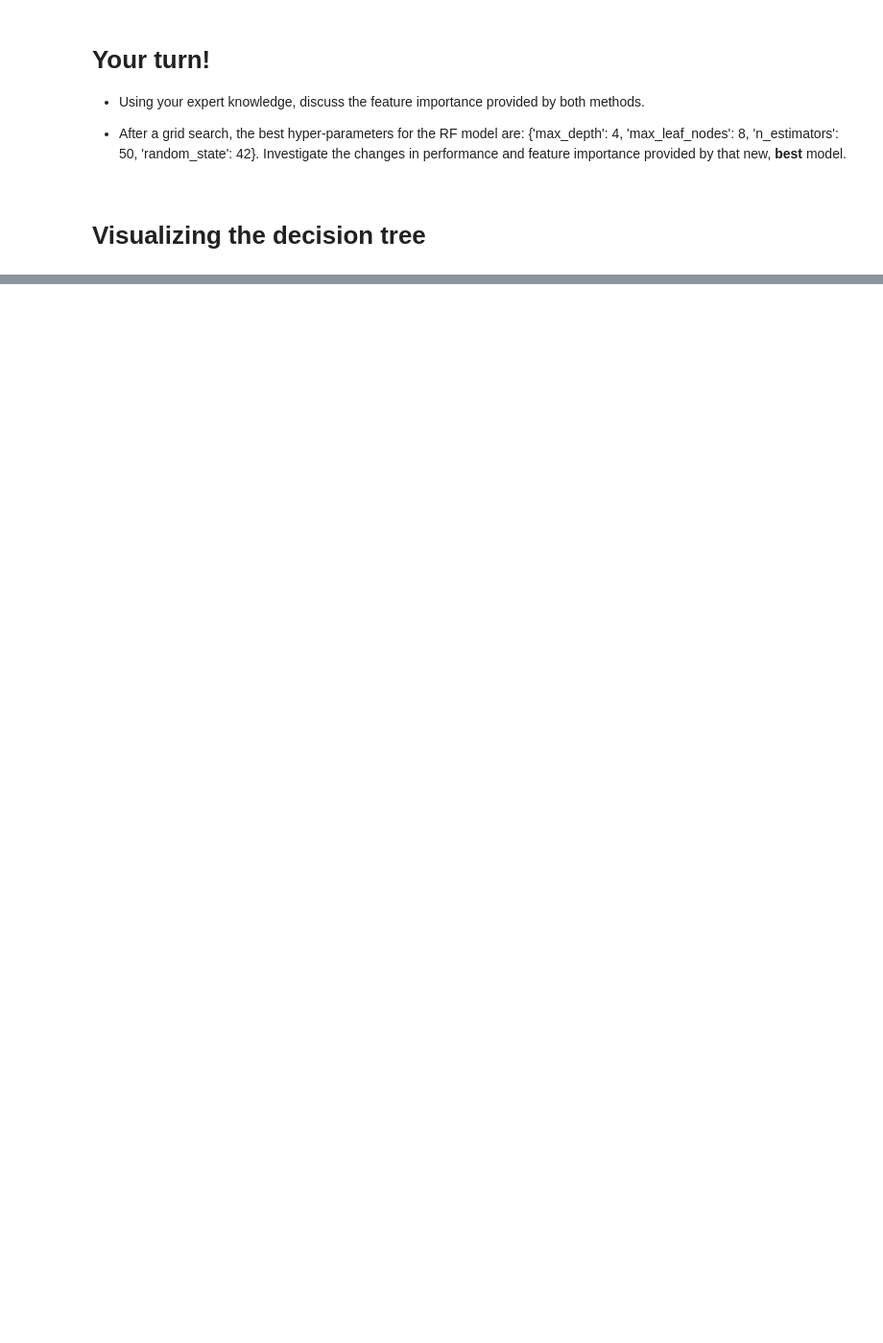
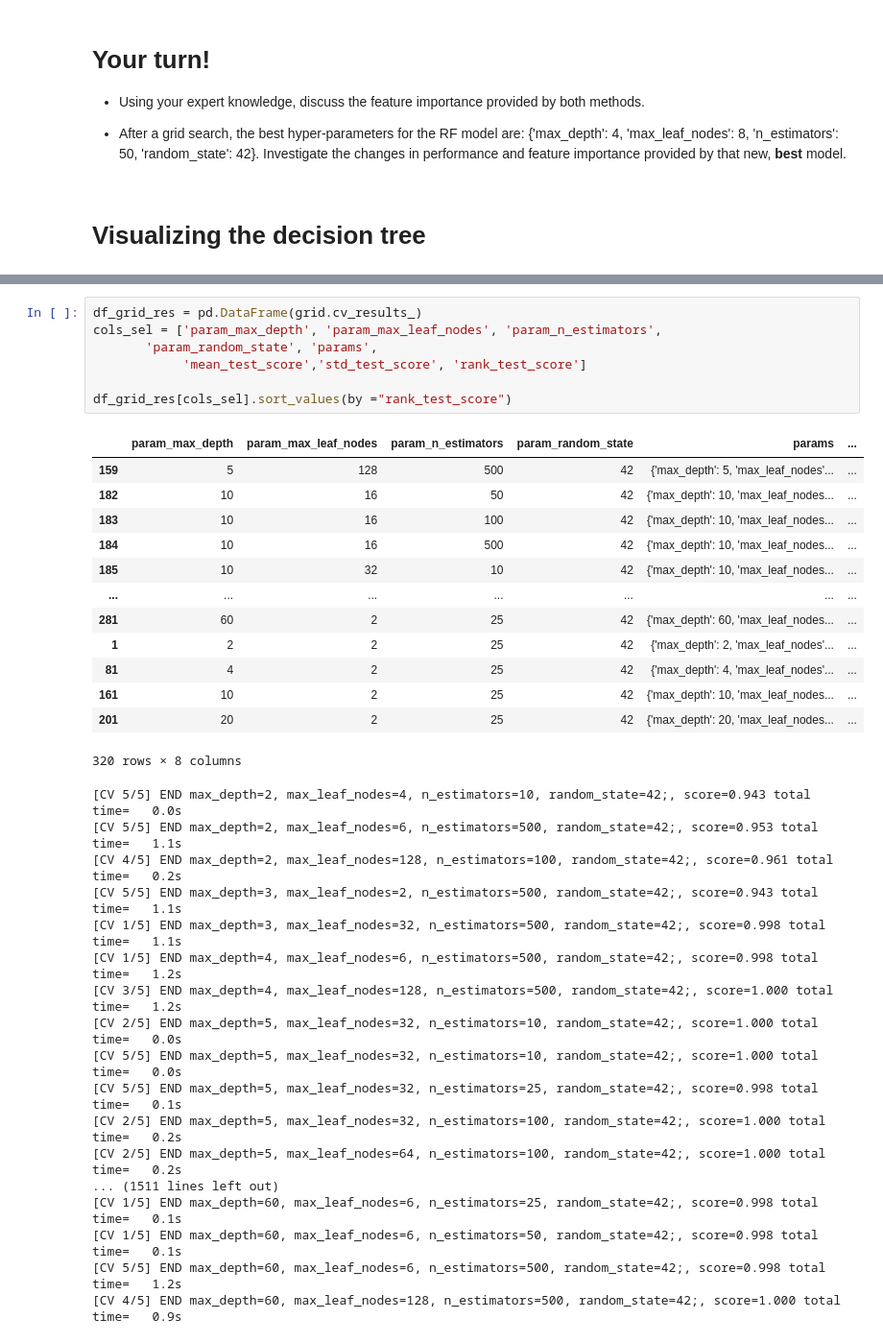
Before and after one commit to core-skills/10-data-fusion-sandbox, a Jupyter notebook: notebooks/0.more-about-random-forest.ipynb, the cells around one changed output, grey strips where cells are left out. Shown at 96% size. Saved outputs shown, nothing was run; the diff lists cells and outputs as text; blank space fills up the shorter version.

```diff
--- a/notebooks/0.more-about-random-forest.ipynb
+++ b/notebooks/0.more-about-random-forest.ipynb
@@ -236,0 +389,38 @@ fig.savefig("plotting_decision_trees.pdf")
+# %%
+df_grid_res = pd.DataFrame(grid.cv_results_)
+cols_sel = ['param_max_depth', 'param_max_leaf_nodes', 'param_n_estimators',
+       'param_random_state', 'params',
+            'mean_test_score','std_test_score', 'rank_test_score']
+
+df_grid_res[cols_sel].sort_values(by ="rank_test_score")
+# %% [output]
+|  | param_max_depth | param_max_leaf_nodes | param_n_estimators | param_random_state | params | ... |
+| 159 | 5 | 128 | 500 | 42 | {'max_depth': 5, 'max_leaf_nodes'... | ... |
+| 182 | 10 | 16 | 50 | 42 | {'max_depth': 10, 'max_leaf_nodes... | ... |
+| 183 | 10 | 16 | 100 | 42 | {'max_depth': 10, 'max_leaf_nodes... | ... |
+| 184 | 10 | 16 | 500 | 42 | {'max_depth': 10, 'max_leaf_nodes... | ... |
+| 185 | 10 | 32 | 10 | 42 | {'max_depth': 10, 'max_leaf_nodes... | ... |
+| ... | ... | ... | ... | ... | ... | ... |
+| 281 | 60 | 2 | 25 | 42 | {'max_depth': 60, 'max_leaf_nodes... | ... |
+| 1 | 2 | 2 | 25 | 42 | {'max_depth': 2, 'max_leaf_nodes'... | ... |
+| 81 | 4 | 2 | 25 | 42 | {'max_depth': 4, 'max_leaf_nodes'... | ... |
+| 161 | 10 | 2 | 25 | 42 | {'max_depth': 10, 'max_leaf_nodes... | ... |
+| 201 | 20 | 2 | 25 | 42 | {'max_depth': 20, 'max_leaf_nodes... | ... |
+320 rows × 8 columns
+[CV 5/5] END max_depth=2, max_leaf_nodes=4, n_estimators=10, random_state=42;, score=0.943 total time=   0.0s
+[CV 5/5] END max_depth=2, max_leaf_nodes=6, n_estimators=500, random_state=42;, score=0.953 total time=   1.1s
+[CV 4/5] END max_depth=2, max_leaf_nodes=128, n_estimators=100, random_state=42;, score=0.961 total time=   0.2s
+[CV 5/5] END max_depth=3, max_leaf_nodes=2, n_estimators=500, random_state=42;, score=0.943 total time=   1.1s
+[CV 1/5] END max_depth=3, max_leaf_nodes=32, n_estimators=500, random_state=42;, score=0.998 total time=   1.1s
+[CV 1/5] END max_depth=4, max_leaf_nodes=6, n_estimators=500, random_state=42;, score=0.998 total time=   1.2s
+[CV 3/5] END max_depth=4, max_leaf_nodes=128, n_estimators=500, random_state=42;, score=1.000 total time=   1.2s
+[CV 2/5] END max_depth=5, max_leaf_nodes=32, n_estimators=10, random_state=42;, score=1.000 total time=   0.0s
+[CV 5/5] END max_depth=5, max_leaf_nodes=32, n_estimators=10, random_state=42;, score=1.000 total time=   0.0s
+[CV 5/5] END max_depth=5, max_leaf_nodes=32, n_estimators=25, random_state=42;, score=0.998 total time=   0.1s
+[CV 2/5] END max_depth=5, max_leaf_nodes=32, n_estimators=100, random_state=42;, score=1.000 total time=   0.2s
+[CV 2/5] END max_depth=5, max_leaf_nodes=64, n_estimators=100, random_state=42;, score=1.000 total time=   0.2s
+... (1511 lines left out)
+[CV 1/5] END max_depth=60, max_leaf_nodes=6, n_estimators=25, random_state=42;, score=0.998 total time=   0.1s
+[CV 1/5] END max_depth=60, max_leaf_nodes=6, n_estimators=50, random_state=42;, score=0.998 total time=   0.1s
+[CV 5/5] END max_depth=60, max_leaf_nodes=6, n_estimators=500, random_state=42;, score=0.998 total time=   1.2s
+[CV 4/5] END max_depth=60, max_leaf_nodes=128, n_estimators=500, random_state=42;, score=1.000 total time=   0.9s
```
Also changed, not shown: parts of 30 cells of this notebook, 2 other files.
